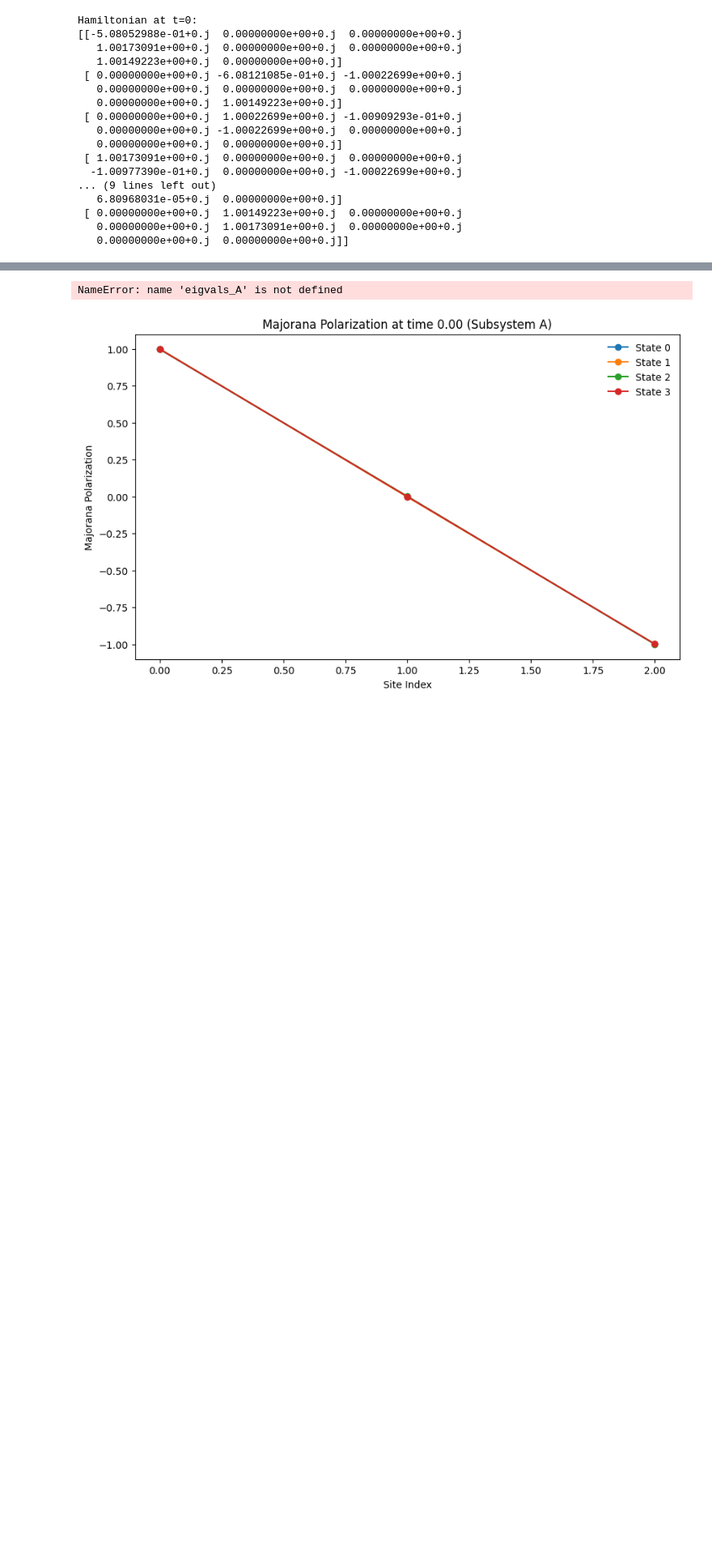
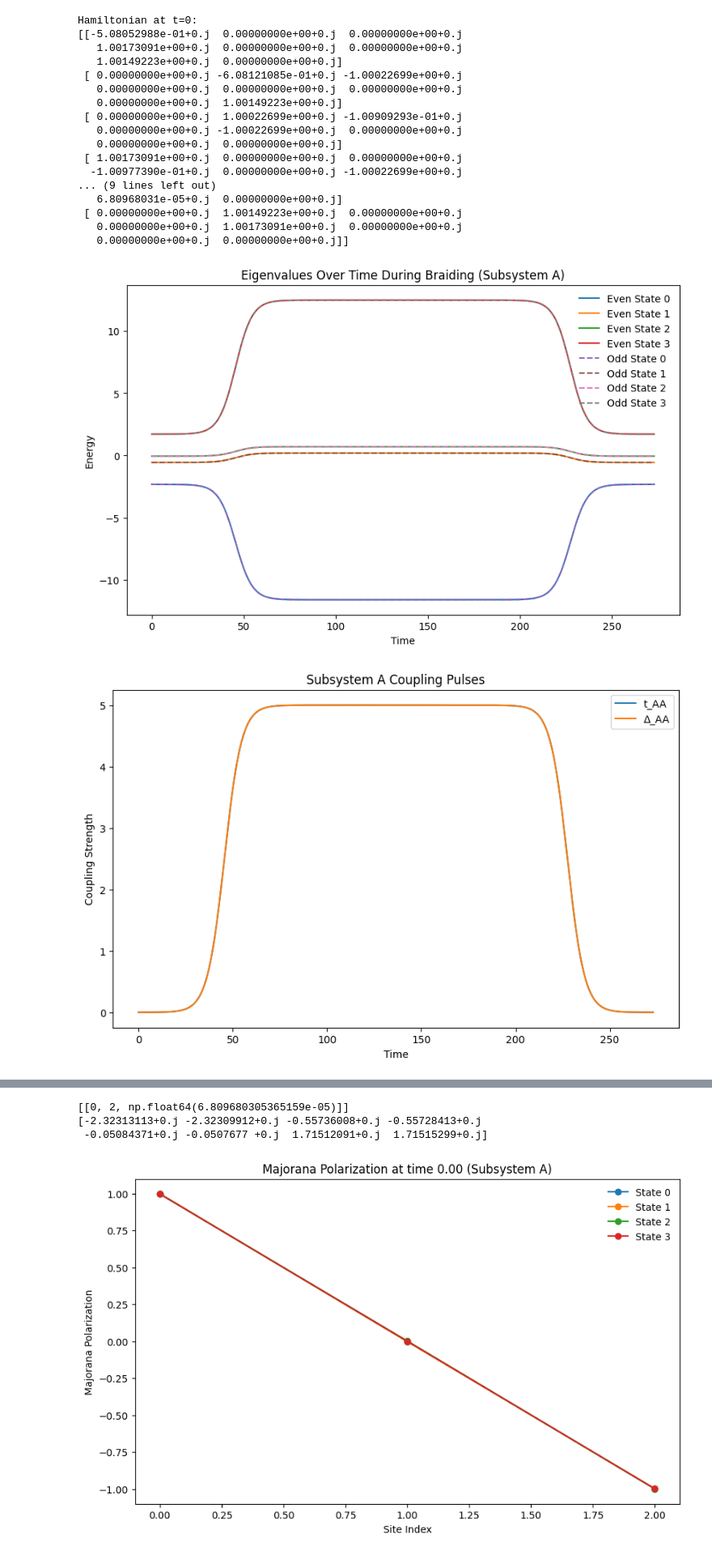
Before and after one commit to hishemok/MasterThesis, a Jupyter notebook: src/braiding/braiding.ipynb, the cells around one changed output, grey strips where cells are left out. Shown at 81% size. Drawn from its saved outputs; the diff is of its cells as text; code cells hidden in the pictures; blank space fills up the shorter version.

```diff
--- a/src/braiding/braiding.ipynb
+++ b/src/braiding/braiding.ipynb
@@ -34,8 +34,10 @@ Delta: [1.001265238594651, 1.0015039227972797]
 t, U, eps, Delta = [1. 1.] [0.1 0.1] [-0.10097739030086553, -0.6071436946690216, -0.0032830574591187892] [1.001265238594651, 1.0015039227972797]
 # %%
 n, dup = n_sites, dupes
-def precompute_operators(big_N):
+def precompute_operators(n_dots, dup):
+    n = n_dots
     operators = {}
+    big_N = n_dots * dup
     cre, ann, num = precompute_ops(big_N)
     operators['cre'] = cre
     operators['ann'] = ann
@@ -52,14 +54,16 @@ def precompute_operators(big_N):
             dens_ops[(a,b)] = num[a] @ num[b]
     # Inter PMM coupling terms
     # Inner dots only for now
-    hop_ops[(0,n)] = cre[0] @ ann[n] + ann[0] @ cre[n] #A0 - B0
-    hop_ops[(0,2*n)] = cre[0] @ ann[2*n] + ann[0] @ cre[2*n] #A0 - C0
+
+    if dup > 1:
+        hop_ops[(0,n)] = cre[0] @ ann[n] + ann[0] @ cre[n] #A0 - B0
+        hop_ops[(0,2*n)] = cre[0] @ ann[2*n] + ann[0] @ cre[2*n] #A0 - C0
     # hop_ops[(n,2*n)] = cre[n] @ ann[2*n] + ann[n] @ cre[2*n] #B0 - C0
     operators['hop'] = hop_ops
     operators['pair'] = pair_ops
     operators['dens'] = dens_ops
     return operators
-operators = precompute_operators(big_N)
+operators = precompute_operators(n, dup)
 # %% [markdown]
 # Create hamiltonian and delta pulse function
 # %%
@@ -854,18 +876,45 @@ Hamiltonian at t=0:
    0.00000000e+00+0.j  1.00173091e+00+0.j  0.00000000e+00+0.j
    0.00000000e+00+0.j  0.00000000e+00+0.j]]
 # %%
-def calculate_parities(eigenvecs, eigenvals, P):
-        parities = np.sum(eigenvecs.conj().T @ P @ eigenvecs, axis=0).real
-        even_idxs = np.where(parities > 0)[0]
-        odd_idxs = np.where(parities < 0)[0]
+def calculate_parities_optimized(eigvecs, eigvals, P, tol=1e-12):
+    """
+    Splits eigenstates into even/odd parity sectors.
 
-        even_energies = eigenvals[even_idxs]
-        odd_energies = eigenvals[odd_idxs]
+    Parameters
+    ----------
+    eigvecs : (dim, dim) complex ndarray
+        Eigenvectors (columns).
+    eigvals : (dim,) ndarray
+        Corresponding eigenvalues.
+    P : (dim, dim) ndarray
+        Parity operator.
+    tol : float
+        Numerical tolerance for parity classification.
 
-        even_vecs = eigenvecs[:, even_idxs]
-        odd_vecs = eigenvecs[:, odd_idxs]
+    Returns
+    -------
+    even_energies, odd_energies,
+    even_vecs, odd_vecs
+    """
 
-        return even_energies, odd_energies, even_vecs, odd_vecs
+    # Compute P|ψ>
+    Pv = P @ eigvecs
+
+    # Compute ⟨ψ|P|ψ⟩ for each eigenvector
+    parities = np.sum(eigvecs.conj() * Pv, axis=0).real
+
+    # Robust classification (important if near zero numerically)
+    even_mask = parities > tol
+    odd_mask  = parities < -tol
+
+    # Slice directly with boolean masks (fast, vectorized)
+    even_energies = eigvals[even_mask]
+    odd_energies  = eigvals[odd_mask]
+
+    even_vecs = eigvecs[:, even_mask]
+    odd_vecs  = eigvecs[:, odd_mask]
+
+    return even_energies, odd_energies, even_vecs, odd_vecs
 def collect_parity_arrays(eigvals, eigvecs, time_array):
     dim = eigvecs.shape[1]
     dimhalf = eigvecs.shape[1] // 2
@@ -878,7 +927,7 @@ def collect_parity_arrays(eigvals, eigvecs, time_array):
 
 
     for idx in tqdm(range(len(time_array))):
-        even_energies, odd_energies, even_vecs_t, odd_vecs_t = calculate_parities(eigvecs[idx], eigvals[idx], total_parity(operators['num']))
+        even_energies, odd_energies, even_vecs_t, odd_vecs_t = calculate_parities_optimized(eigvecs[idx], eigvals[idx], total_parity(operators['num']))
         even_vals[idx,:len(even_energies)] = even_energies
         odd_vals[idx,:len(odd_energies)] = odd_energies
         even_vecs[idx,:,:len(even_energies)] = even_vecs_t
@@ -896,30 +945,33 @@ for i in range(len(eigvals_odd_A[0])):
     plt.plot(time_array_A, eigvals_odd_A[:,i], label=f'Odd State {i}', linestyle='--')
 plt.xlabel('Time')
 plt.ylabel('Energy')
 plt.title('Eigenvalues Over Time During Braiding (Subsystem A)')
 plt.legend(frameon=False)
 plt.show()
 
 
 #plot couplings for subsystem A
 aa_pulse_tJ_A = [c[0][2] for c in couplings_A]
 aa_pulse_dJ_A = [c[0][3] for c in couplings_A]
 plt.figure(figsize=(10,6))
 plt.plot(time_array_A, aa_pulse_tJ_A, label='t_AA')
 plt.plot(time_array_A, aa_pulse_dJ_A, label='Δ_AA')
 plt.xlabel('Time')
 plt.ylabel('Coupling Strength')
 plt.title('Subsystem A Coupling Pulses')
 plt.legend()
 plt.show()
 
 #plot detuning pulses for subsystem A
 plt.figure(figsize=(10,6))
 plt.plot(time_array_A, [d[0][2] for d in eps_detune_A], label='ε_A')
 plt.xlabel('Time')
 plt.ylabel('Detuning Strength')
 plt.title('Subsystem A Detuning Pulses')
 plt.legend()
 plt.show()
 print(eps_detune_A[0])
+print(eigvals_A[0])
 # %% [output]
+[figure, added]
+[figure, added]
@@ -926,4 +979,6 @@ print(eps_detune_A[0])
-NameError: name 'eigvals_A' is not defined
+[[0, 2, np.float64(6.809680305365159e-05)]]
+[-2.32313113+0.j -2.32309912+0.j -0.55736008+0.j -0.55728413+0.j
+ -0.05084371+0.j -0.0507677 +0.j  1.71512091+0.j  1.71515299+0.j]
 # %%
 def construct_Gamma_operators(j,n):
     """Construct the Majorana operators Γ^s_j for site j in a chain of n sites."""
```
Also changed, not shown: parts of 25 cells of this notebook, 3 other files.
